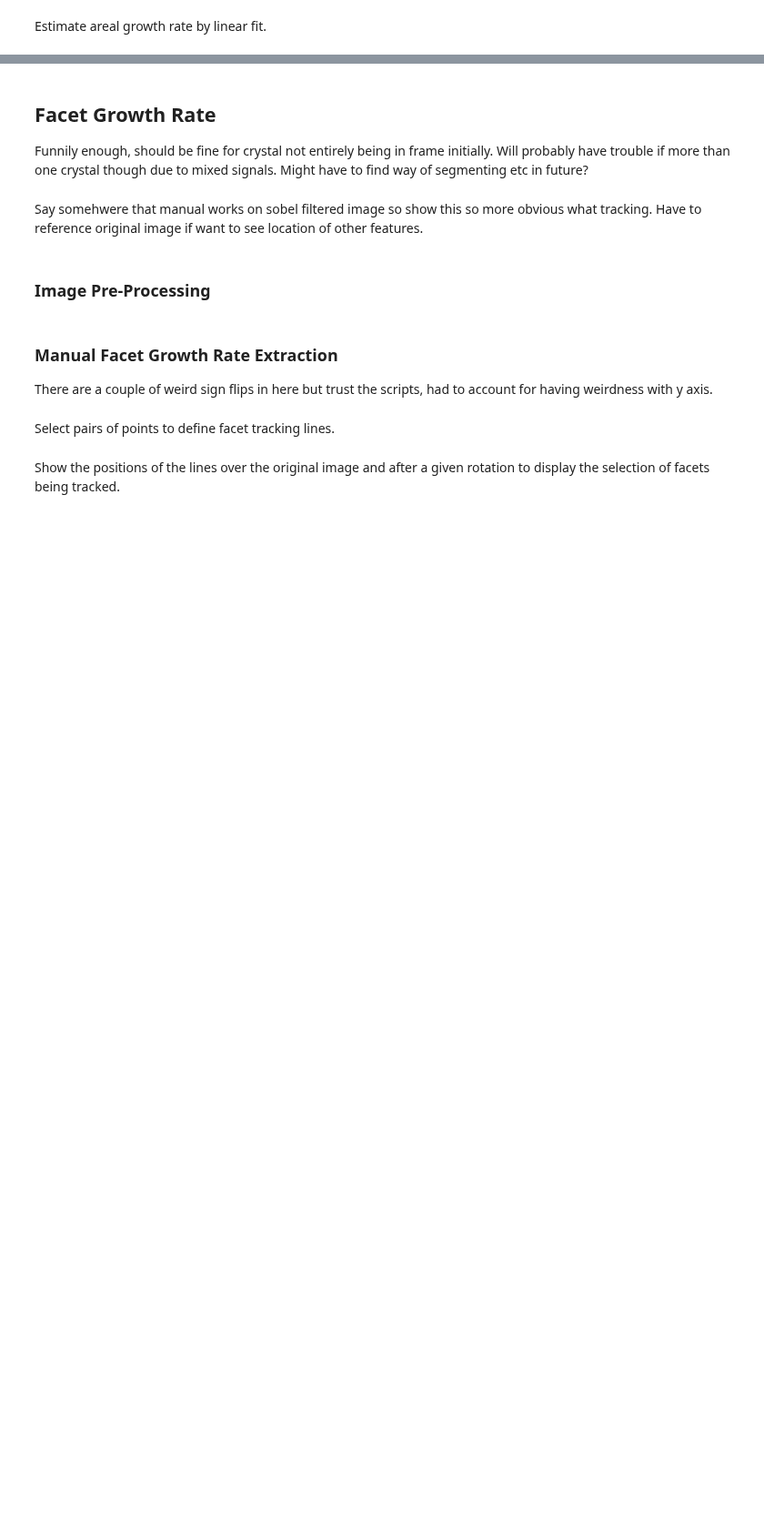
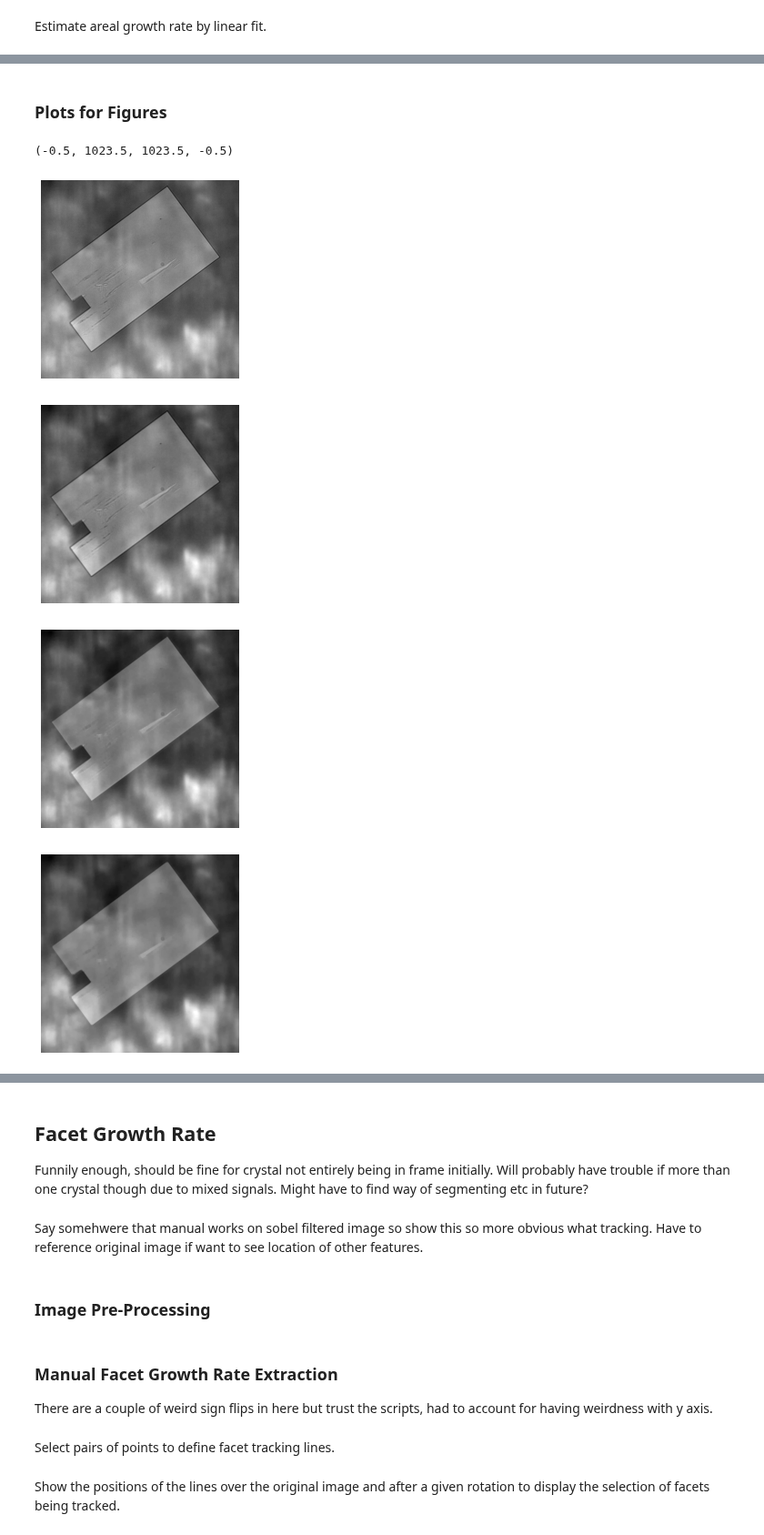
Before and after one commit to ESaundersNano/Mini-1-Multidimensional-analysis-of-perovskite-growth, a Jupyter notebook: optical_image_growth_rate.ipynb, the cells around one changed output, grey strips where cells are left out. Shown at 91% size. Saved outputs shown, nothing was run; the diff lists cells and outputs as text; code cells hidden in the pictures; blank space fills up the shorter version.

```diff
--- a/optical_image_growth_rate.ipynb
+++ b/optical_image_growth_rate.ipynb
@@ -236,0 +229,43 @@ print(a, "µm^2/s")
+# %% [markdown]
+### Plots for Figures
+# %%
+i=0
+
+%matplotlib inline
+
+test_image=images[i]
+im1 = oif.blur_image(test_image)
+im2=oif.close_image(im1, 8)
+im3=oif.open_image(im2)
+im4=oif.sobel_2D(im3)
+binary=oif.threshold_image(im4)
+
+plt.figure("Original")
+plt.imshow(test_image, cmap="gray")
+plt.axis("off")
+
+plt.figure("Blurred")
+plt.imshow(im1, cmap="gray")
+plt.axis("off")
+
+plt.figure("Closed")
+plt.imshow(im2, cmap="gray")
+plt.axis("off")
+
+plt.figure("Opened")
+plt.imshow(im3, cmap="gray")
+plt.axis("off")
+
+plt.figure("Sobel Filtered")
+plt.imshow(im4, cmap="gray")
+plt.axis("off")
+
+plt.figure("Threshold Binary Image")
+plt.imshow(binary, cmap="gray")
+plt.axis("off")
+# %% [output]
+(-0.5, 1023.5, 1023.5, -0.5)
+[figure, added]
+[figure, added]
+[figure, added]
+[figure, added]
```
Also changed, not shown: parts of 17 cells of this notebook, 2 other files.
